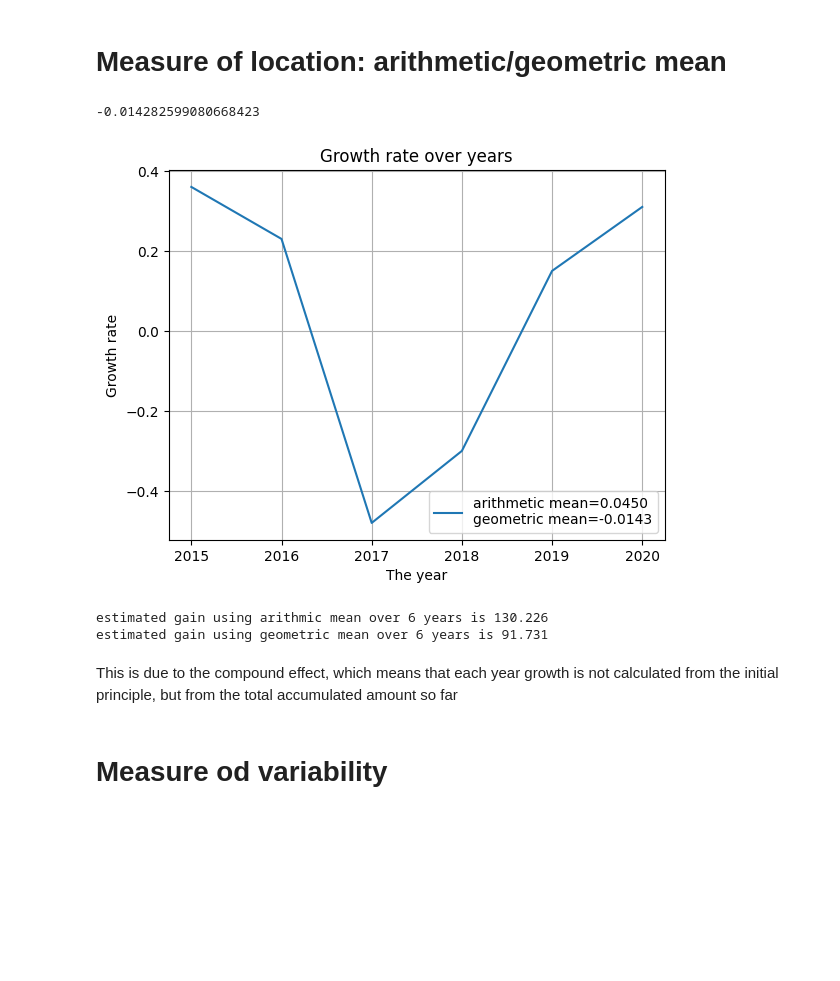
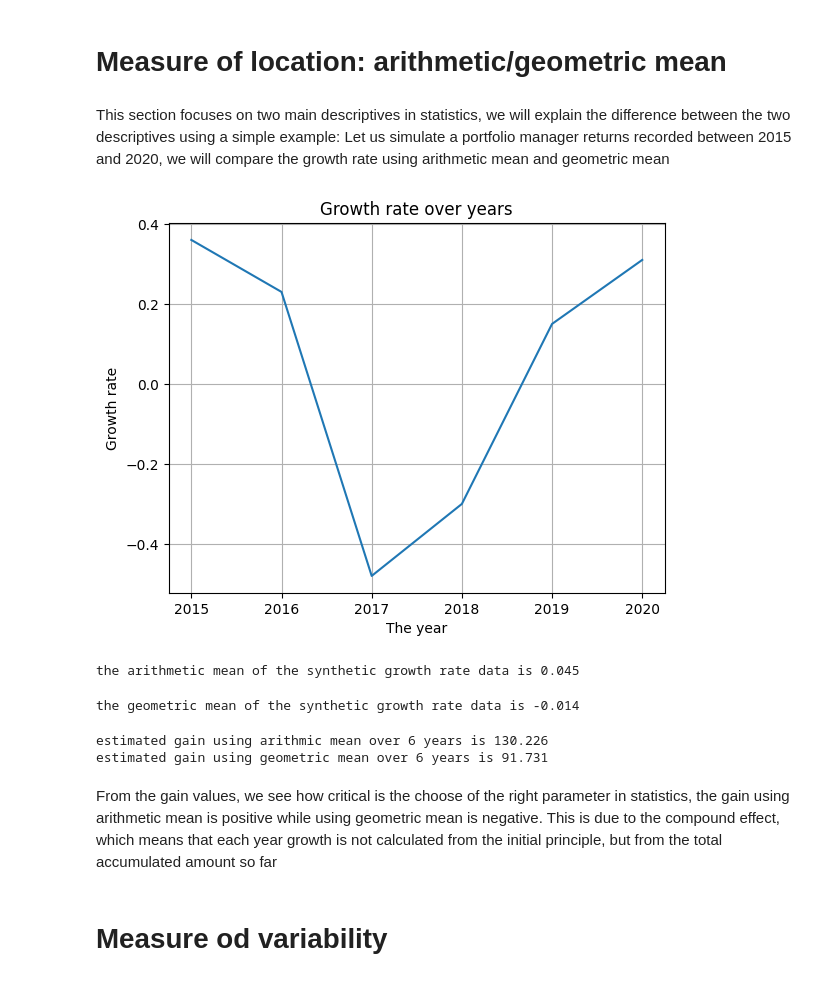
Before and after one commit to ZoubirCHATTI/02__Probability-Statisitics, a Jupyter notebook: 01_Basis statistics/Basic_statistics.ipynb, the cells around one changed output. Cells and saved outputs as stored; diff of their text form; code cells hidden in the pictures; blank space fills up the shorter version.

```diff
--- a/01_Basis statistics/Basic_statistics.ipynb
+++ b/01_Basis statistics/Basic_statistics.ipynb
@@ -54,4 +82,8 @@ ax2.grid()
 # **02_Basic numeric descriptives**
 # %% [markdown]
 # **Measure of location: arithmetic/geometric mean**
+# %% [markdown]
+This section focuses on two main descriptives in statistics, we will explain the difference between the two descriptives using a simple example:
+Let us simulate a portfolio manager returns recorded between 2015 and 2020,
+we will compare the growth rate using arithmetic mean and geometric mean
 # %%
@@ -62,21 +91,25 @@ we will compare the growth rate using arithmetic mean and geometric mean
 growth_rate=np.array([np.arange(2015, 2021, 1), [.36, .23, -.48,- .3, .15, .31 ]])
+# %%
+#Plot of the yearly growth rates
+plt.plot(growth_rate[0] ,  growth_rate[1])
+plt.xlabel('The year')
+plt.ylabel('Growth rate')
+plt.title("Growth rate over years")
+plt.grid(True)
+# %% [output]
+[figure, added]
+# %%
+#Arithmetic mean
+arithmetic_mean=np.mean(growth_rate[1])
+print(f"the arithmetic mean of the synthetic growth rate data is {arithmetic_mean:.3f} ")
+# %% [output]
+the arithmetic mean of the synthetic growth rate data is 0.045
 # %%
-#Arithmic mean
-arithmetic_mean=np.mean(growth_rate[1])
+#Geometric mean
 geometric_mean=sp.stats.mstats.gmean(growth_rate[1]+1)-1  #We add one, so we convert returns to growth factors before computing, and then we substract one to go back to return
-print(geometric_mean)
+print(f"the geometric mean of the synthetic growth rate data is {geometric_mean:.3f} ")
 # %% [output]
--0.014282599080668423
+the geometric mean of the synthetic growth rate data is -0.014
-# %%
-#Plot of the yearly growth rates
-plt.plot(growth_rate[0] ,  growth_rate[1], label=f"arithmetic mean={arithmetic_mean:.4f}\ngeometric mean={geometric_mean:.4f}")
-plt.xlabel('The year')
-plt.ylabel('Growth rate')
-plt.title("Growth rate over years")
-plt.legend()
-plt.grid(True)
-# %% [output]
-[figure, removed]
 # %%
 #Let us assume we invested 100$:
 #Using arithmic mean
@@ -89,6 +122,7 @@ print(f"estimated gain using geometric mean over 6 years is {gain2:.3f}")
 estimated gain using arithmic mean over 6 years is 130.226
 estimated gain using geometric mean over 6 years is 91.731
 # %% [markdown]
+From the gain values, we see how critical is the choose of the right parameter in statistics, the gain using arithmetic mean is positive while using geometric mean is negative.
 This is due to the compound effect, which means that each year growth  is not calculated from the initial principle, but from the total accumulated amount so far
 # %% [markdown]
 # **Measure od variability**
```
Also changed, not shown: parts of 20 cells of this notebook.
